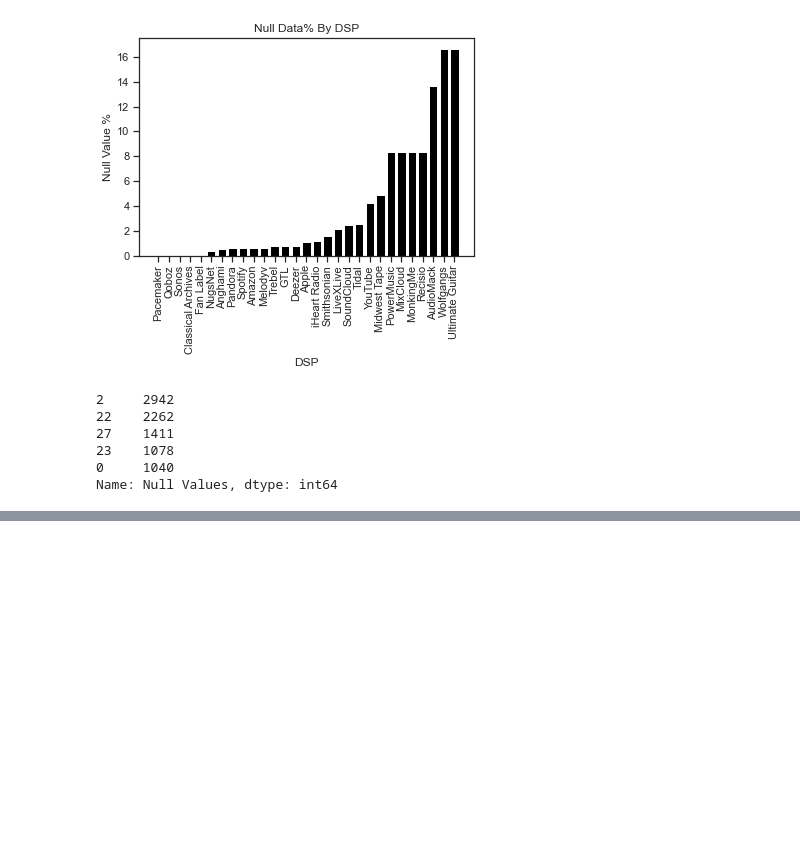
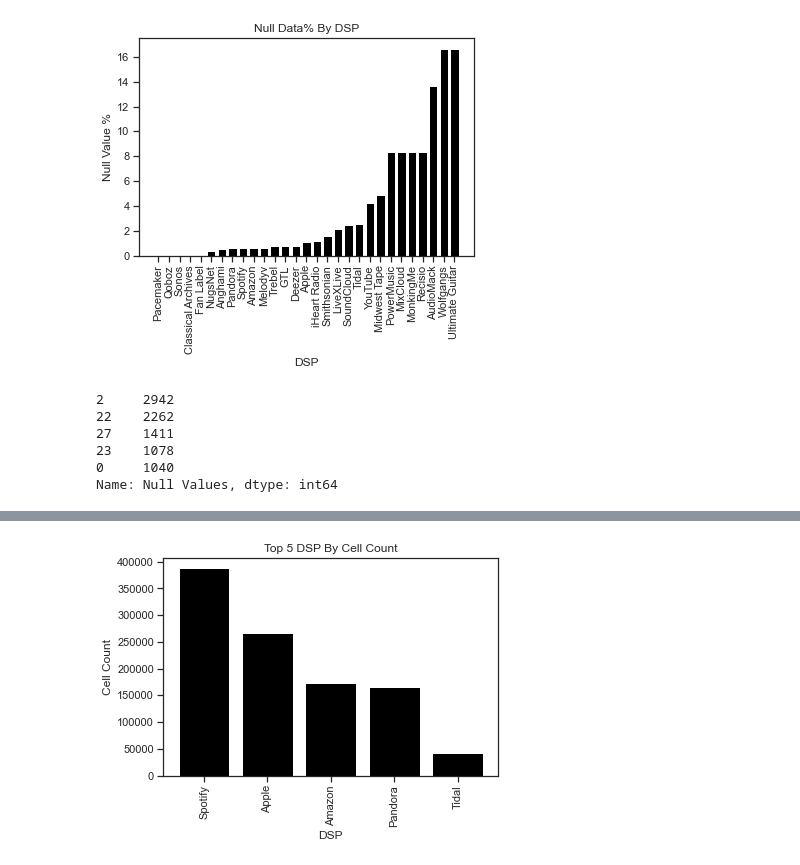
Before and after one commit to LJRollerII/mlc-project-napster, a Jupyter notebook: notebooks/MLC_Project.ipynb, the cells around one changed output, grey strips where cells are left out. Drawn from its saved outputs; the diff is of its cells as text; code cells hidden in the pictures; blank space fills up the shorter version.

```diff
--- a/notebooks/MLC_Project.ipynb
+++ b/notebooks/MLC_Project.ipynb
@@ -2099,0 +2123,2 @@ Name: Total Cells, dtype: int64
+# %%
+t5_cell_count = mlc_null_percentage.nlargest(5,'Total Cells')
@@ -2099,0 +2134,9 @@ Name: Total Cells, dtype: int64
+# %%
+plt.bar(t5_cell_count.DSP,t5_cell_count['Total Cells'], color='black')
+plt.title('Top 5 DSP By Cell Count')
+plt.xlabel('DSP')
+plt.ylabel('Cell Count')
+plt.xticks(rotation = 90)
+plt.show()
+# %% [output]
+[figure, added]
```
Also changed, not shown: parts of 16 cells of this notebook.
